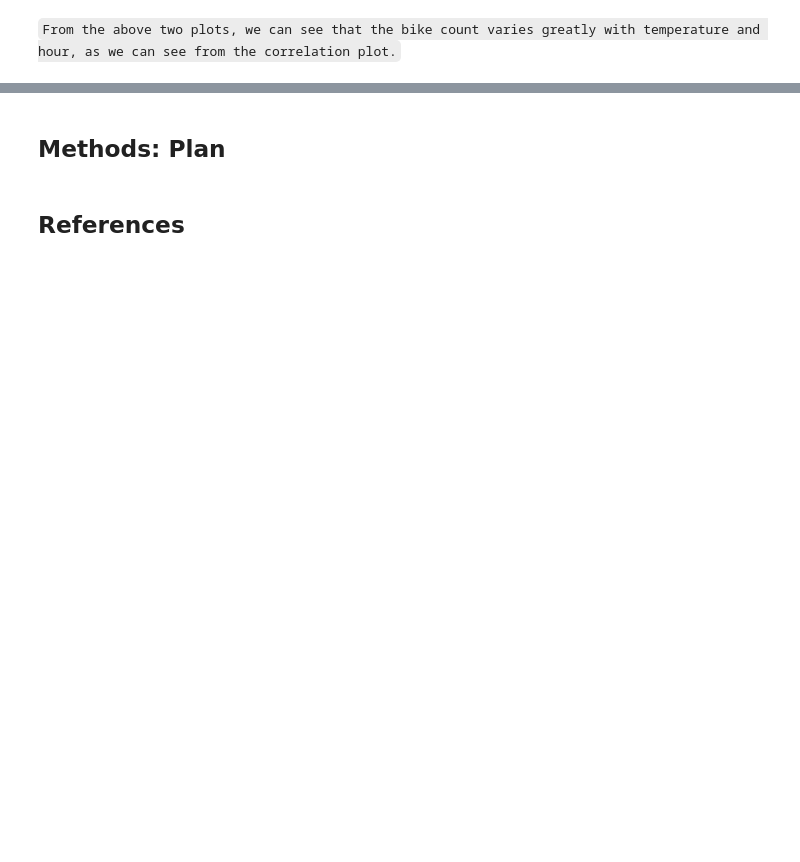
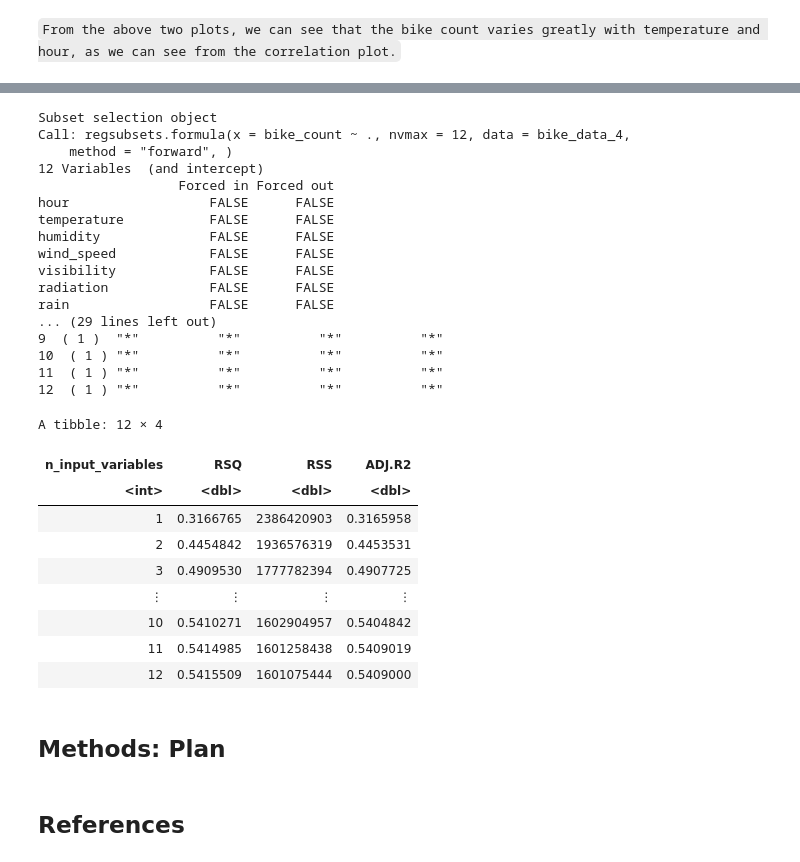
Before and after one commit to omertahi/STAT301-Project, a Jupyter notebook: Project Proposal.ipynb, the cells around one changed output, grey strips where cells are left out. Cells and saved outputs as stored; diff of their text form; code cells hidden in the pictures; blank space fills up the shorter version.

Commit message:
w/ forward

```diff
--- a/Project Proposal.ipynb
+++ b/Project Proposal.ipynb
@@ -178,0 +241,17 @@ varies greatly with temperature and hour, as we can see from the correlation plo
+# %%
+bike_forward <- regsubsets(
+  x=bike_count ~ .,
+  nvmax=12,
+  data=bike_data_4,
+  method="forward",
+)
+bike_forward
+
+bike_forward_summary <- summary(bike_forward)
+
+bike_forward_summary_df <- tibble(
+   n_input_variables = 1:12,
+   RSQ = bike_forward_summary$rsq,
+   RSS = bike_forward_summary$rss,
+   ADJ.R2 = bike_forward_summary$adjr2
+)
@@ -179,3 +278,34 @@ varies greatly with temperature and hour, as we can see from the correlation plo
+# %%
+bike_forward_summary
+bike_forward_summary_df
+# %% [output]
+Subset selection object
+Call: regsubsets.formula(x = bike_count ~ ., nvmax = 12, data = bike_data_4,
+    method = "forward", )
+12 Variables  (and intercept)
+                  Forced in Forced out
+hour                  FALSE      FALSE
+temperature           FALSE      FALSE
+humidity              FALSE      FALSE
+wind_speed            FALSE      FALSE
+visibility            FALSE      FALSE
+radiation             FALSE      FALSE
+rain                  FALSE      FALSE
+... (29 lines left out)
+9  ( 1 )  "*"          "*"          "*"          "*"
+10  ( 1 ) "*"          "*"          "*"          "*"
+11  ( 1 ) "*"          "*"          "*"          "*"
+12  ( 1 ) "*"          "*"          "*"          "*"
+A tibble: 12 × 4
+| n_input_variables | RSQ | RSS | ADJ.R2 |
+| <int> | <dbl> | <dbl> | <dbl> |
+| 1 | 0.3166765 | 2386420903 | 0.3165958 |
+| 2 | 0.4454842 | 1936576319 | 0.4453531 |
+| 3 | 0.4909530 | 1777782394 | 0.4907725 |
+| ⋮ | ⋮ | ⋮ | ⋮ |
+| 10 | 0.5410271 | 1602904957 | 0.5404842 |
+| 11 | 0.5414985 | 1601258438 | 0.5409019 |
+| 12 | 0.5415509 | 1601075444 | 0.5409000 |
 # %% [markdown]
 ## Methods: Plan
 # %% [markdown]
```
Also changed, not shown: parts of 11 cells of this notebook.
